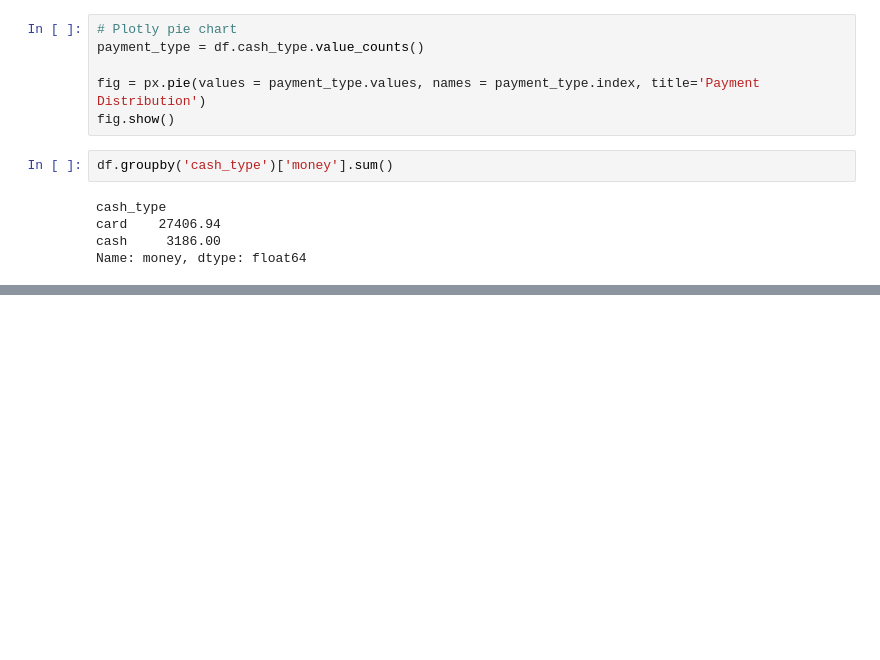
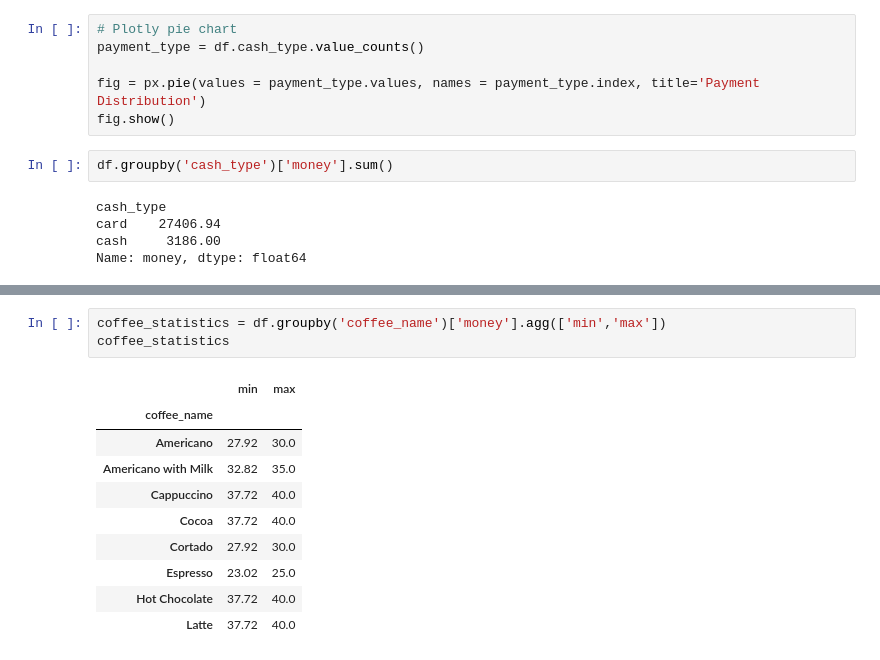
Before and after one commit to 254Bit/InteractiveDashboards, a Jupyter notebook: Coffee Sales/Coffee Sales.ipynb, the cells around one changed output, grey strips where cells are left out. Saved outputs shown, nothing was run; the diff lists cells and outputs as text; blank space fills up the shorter version.

```diff
--- a/Coffee Sales/Coffee Sales.ipynb
+++ b/Coffee Sales/Coffee Sales.ipynb
@@ -122,0 +160,14 @@ Name: money, dtype: float64
+# %%
+coffee_statistics = df.groupby('coffee_name')['money'].agg(['min','max'])
+coffee_statistics
+# %% [output]
+|  | min | max |
+| coffee_name |  |  |
+| Americano | 27.92 | 30.0 |
+| Americano with Milk | 32.82 | 35.0 |
+| Cappuccino | 37.72 | 40.0 |
+| Cocoa | 37.72 | 40.0 |
+| Cortado | 27.92 | 30.0 |
+| Espresso | 23.02 | 25.0 |
+| Hot Chocolate | 37.72 | 40.0 |
+| Latte | 37.72 | 40.0 |
```
Also changed, not shown: parts of 5 cells of this notebook.
